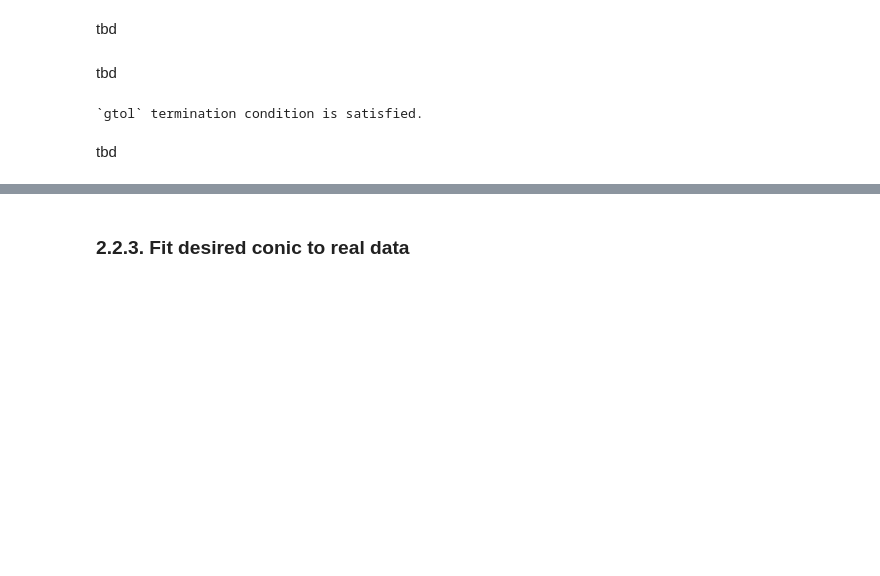
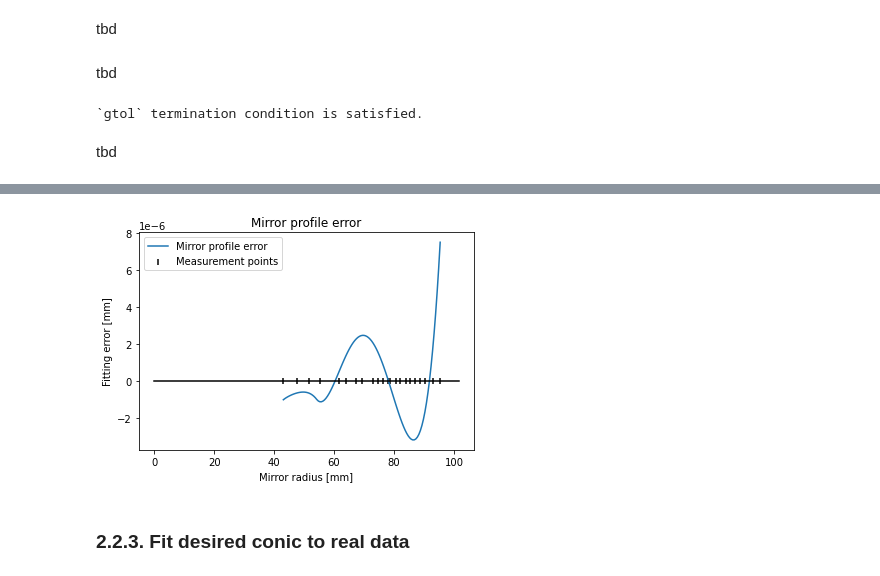
Before and after one commit to nunosousa/TelescopeMirrorTester, a Jupyter notebook: GUI/Documentation/Exploratory Foucault test data reduction.ipynb, the cells around one changed output, grey strips where cells are left out. Drawn from its saved outputs; the diff is of its cells as text; code cells hidden in the pictures; blank space fills up the shorter version.

```diff
--- a/GUI/Documentation/Exploratory Foucault test data reduction.ipynb
+++ b/GUI/Documentation/Exploratory Foucault test data reduction.ipynb
@@ -380,7 +385,10 @@ pyplot.show()
 # %%
 g_error = numpy.subtract(g, gp)
 # %%
-%matplotlib notebook
+%matplotlib inline
+pyplot.rcParams['figure.figsize'] = [9, 4]
+pyplot.rcParams['figure.dpi'] = 120
+
 pyplot.title('Mirror profile error')
 pyplot.plot(x_e, g_error, label="Mirror profile error")
 pyplot.plot([0.0, diameter/2], [0.0, 0.0], "k")
@@ -395,2 +401,3 @@ pyplot.show()
+[figure, added]
 # %% [markdown]
 ### 2.2.3. Fit desired conic to real data
```
Also changed, not shown: parts of 5 cells of this notebook.
